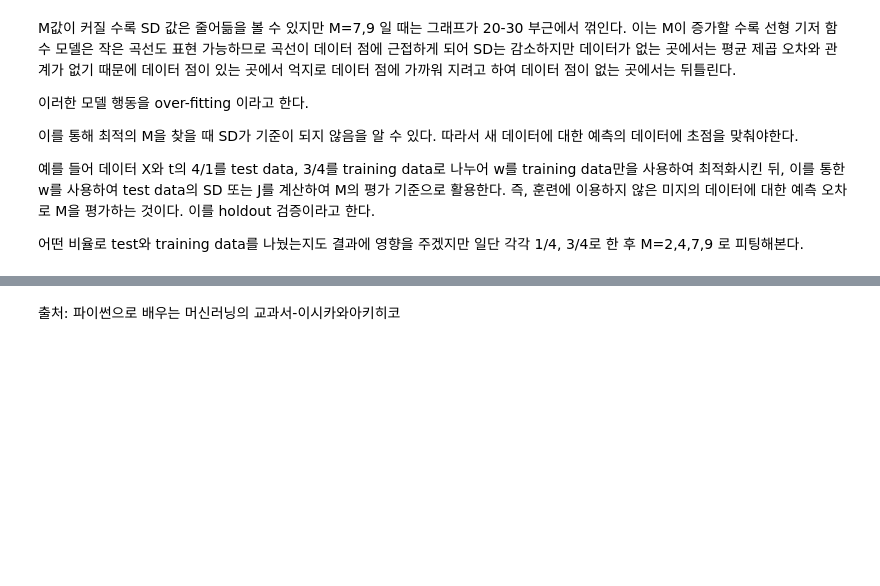
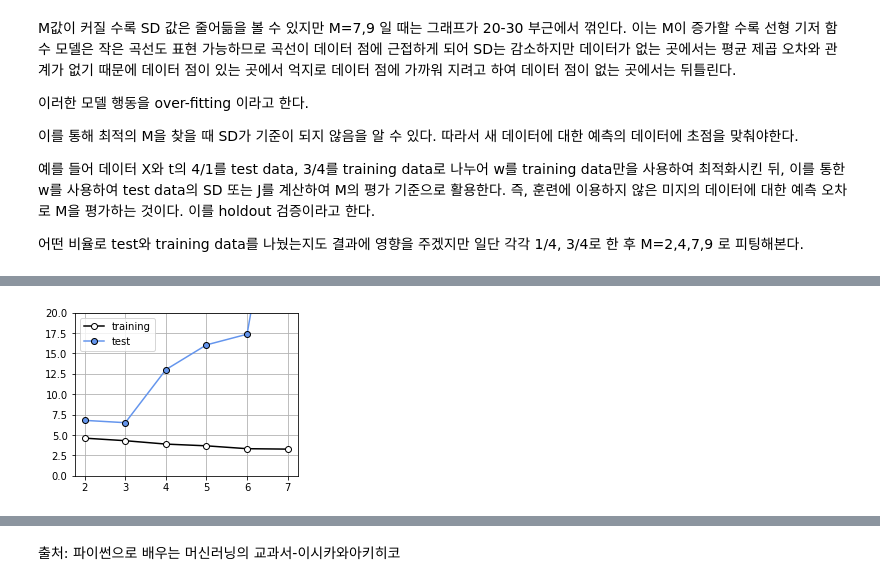
Before and after one commit to jiiiisoo/machinelearning, a Jupyter notebook: supervised learning_regression_overfitting.ipynb, the cells around one changed output, grey strips where cells are left out. Saved outputs shown, nothing was run; the diff lists cells and outputs as text; code cells hidden in the pictures; blank space fills up the shorter version.

```diff
--- a/supervised learning_regression_overfitting.ipynb
+++ b/supervised learning_regression_overfitting.ipynb
@@ -94,0 +152,35 @@ M값이 커질 수록 SD 값은 줄어듦을 볼 수 있지만 M=7,9 일 때는
+# %%
+##K-fold-cross-validation
+
+def Kfold_mse_gauss(x,t,m,k):
+  n=x.shape[0] #n: x의 데이터 개수
+  mse_train=np.zeros(k)
+  mse_test=np.zeros(k)
+  for i in range(0,k):
+    x_train=x[np.fmod(range(n),k)!=i] #np.fmod(n,k): n을 k로 나눈 나머지 출력 / n을 range(n)으로 하면 0~n-1까지 각 수를 k로 나눈 나머지 출력됨
+    t_train=t[np.fmod(range(n),k)!=i]
+    x_test=x[np.fmod(range(n),k)==i]
+    t_test=t[np.fmod(range(n),k)==i]
+    wm=fit_gauss_func(x_train,t_train,m)
+    mse_train[i]=mse_gauss_func(x_train,t_train,wm)
+    mse_test[i]=mse_gauss_func(x_test,t_test,wm)
+  return mse_train,mse_test
+
+##main
+M=range(2,8)
+K=16 #K의 최대 (K=N이 최대이므로)
+Cv_Gauss_train=np.zeros((K,len(M)))
+Cv_Gauss_test=np.zeros((K,len(M)))
+for i in range (0,len(M)):
+  Cv_Gauss_train[:,i],Cv_Gauss_test[:,i]=Kfold_mse_gauss(X,T,M[i],K)
+mean_Gauss_train=np.sqrt(np.mean(Cv_Gauss_train,axis=0)) #axis=0 무슨 의미??
+mean_Gauss_test=np.sqrt(np.mean(Cv_Gauss_test,axis=0))
+plt.figure(figsize=(4,3))
+plt.plot(M,mean_Gauss_train, marker='o', linestyle='-', color='k', markerfacecolor='w', label='training')
+plt.plot(M,mean_Gauss_test, marker='o', linestyle='-', color='cornflowerblue', markeredgecolor='black', label='test')
+plt.legend(loc='upper left', fontsize=10)
+plt.ylim(0,20)
+plt.grid(True)
+plt.show()
+# %% [output]
+[figure, added]
```
Also changed, not shown: parts of 7 cells of this notebook.
